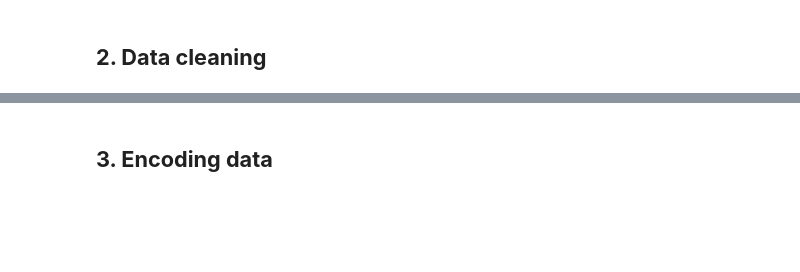
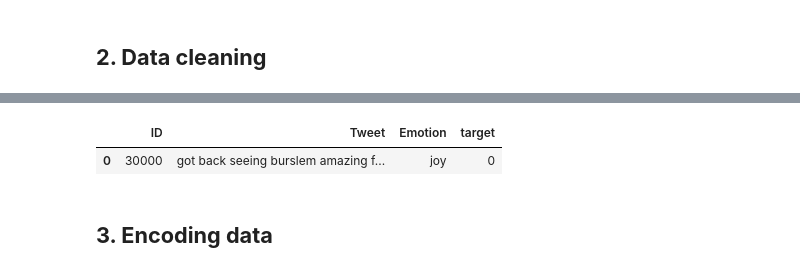
Before and after one commit to cassidyrj/dissertation, a Jupyter notebook: machine-learning-for-mental-health (1).ipynb, the cells around one changed output, grey strips where cells are left out. Cells and saved outputs as stored; diff of their text form; code cells hidden in the pictures; blank space fills up the shorter version.

Commit message:
commit on preprocessing+selecting tweet w multi spec char

```diff
--- a/machine-learning-for-mental-health (1).ipynb
+++ b/machine-learning-for-mental-health (1).ipynb
@@ -195,14 +132,71 @@ train_df.head(5)
-# %%
-#There are only 0.014% of self employed so let's change NaN to NOT self_employed
-#Replace "NaN" string from defaultString
-train_df['self_employed'] = train_df['self_employed'].replace([defaultString], 'No')
-print(train_df['self_employed'].unique())
-# %%
-#There are only 0.20% of self work_interfere so let's change NaN to "Don't know
-#Replace "NaN" string from defaultString
-
-train_df['work_interfere'] = train_df['work_interfere'].replace([defaultString], 'Don\'t know' )
-print(train_df['work_interfere'].unique())
+# %%
+
+# Create lists by data tpe
+intFeatures = ['ID', 'Score', 'target']
+stringFeatures = ['Emotion', 'Tweet']
+floatFeatures = []
+
+
+
+#clean 'Tweet'
+#Lower case all columm's elements
+train_df['Tweet'] = train_df['Tweet'].str.lower()
+
+#removes @user mentions
+train_df = train_df.replace({'Tweet' : {'@\w+' : ''}}, regex=True)
+
+#remove punctuation
+def remove_noise(tweet):
+ tweet = re.sub('(@[A-Za-z0–9_]+)','', tweet)
+ tweet = ''.join([char if char not in string.punctuation else ' ' for char in tweet])
+ #tweet = re.sub(‘ +’, ‘ ‘, tweet)
+ tweet = re.sub('[0–9]+', '', tweet)
+ tweet = re.sub('[^A-Za-z0–9_. ]+','',tweet)
+
+ return tweet
+train_df['Tweet'] = train_df['Tweet'].apply(lambda x: remove_noise(x))
+
+#remove emojis
+filter_char = lambda c: ord(c) < 256
+train_df['Tweet'] = train_df['Tweet'].apply(lambda s: ''.join(filter(filter_char, s)))
+
+# Loading stop words and removing negative stop words from my_stop_words
+stop_words = set(stopwords.words('english'))
+words_to_keep = ['don', "don't", 'aren', "aren't", 'couldn', "couldn't", 'didn', "didn't", 'doesn', "doesn't", 'hadn', "hadn't", 'hasn', "hasn't", 'haven', "haven't", 'isn', "isn't", 'mightn', "mightn't", 'mustn', "mustn't", 'needn', "needn't", 'shan', "shan't", 'no', 'nor', 'not', 'shouldn', "shouldn't", 'wasn', "wasn't", 'weren', "weren't", 'won', "won't", 'wouldn', "wouldn't"]
+my_stop_words = stop_words
+for word in words_to_keep:
+ my_stop_words.remove(word)
+
+# Removing stop words from the tweet
+train_df['Tweet'] = train_df['Tweet'].apply(lambda x: ' '.join([word for word in x.split() if word not in (my_stop_words)]))
+
+#Tokenize and Lemmatize
+#lemmatizer = nltk.stem.WordNetLemmatizer()
+#w_tokenizer = TweetTokenizer()
+#def lemmatize_text(tweet):
+
+# return [(lemmatizer.lemmatize(w)) for w in \
+ #                                    w_tokenizer.tokenize((tweet))]
+
+#train_df['Tweet'] = train_df['Tweet'].apply(lambda x: lemmatize_text(x))
+
+
+#train_df['Tweet'] = train_df['Tweet'].apply(lemmatize_text)
+#def remove_stop_words(tweet): --------------------this section isn't needed but saving code for backup use
+ #tokens = TweetTokenizer(tweet)
+ #tweet_with_no_stop_words = [token for token in tokens if not token in my_stop_words]
+ #reformed_tweet = ' '.join(tweet_with_no_stop_words)
+ #return reformed_tweet
+
+
+#test load by printing an entry
+train_df.loc[train_df['ID'] == 30000]
+#print(train_df.head(5))
+#print(train_df.shape)
+#train_df.groupby('target').count()
+# %% [output]
+|  | ID | Tweet | Emotion | target |
+| 0 | 30000 | got back seeing burslem amazing f... | joy | 0 |
 # %% [markdown]
 <a id='Encoding_data'></a>
 ## **3. Encoding data**
```
Also changed, not shown: parts of 8 cells of this notebook, 2 other files.
